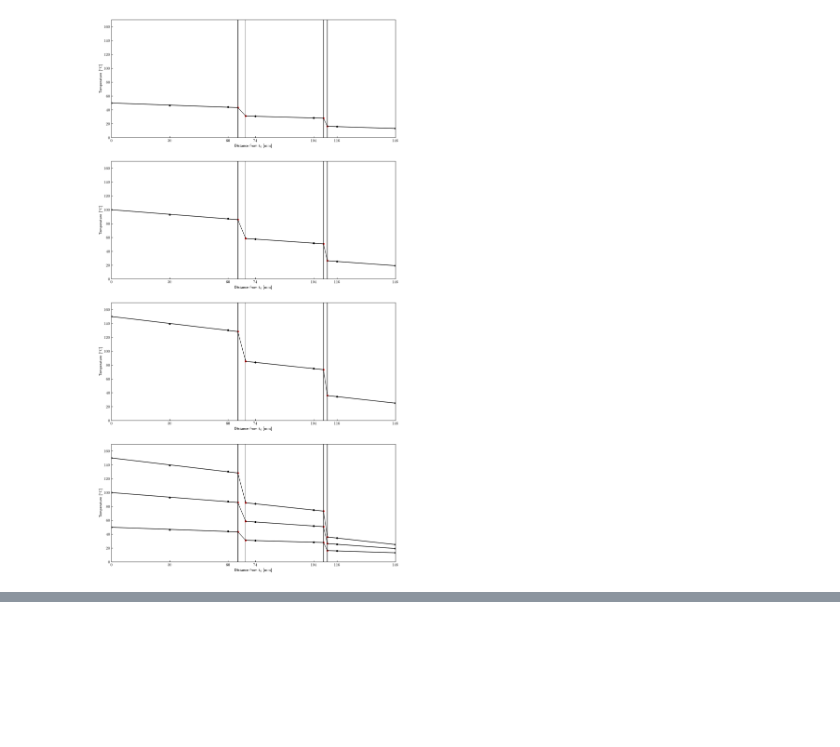
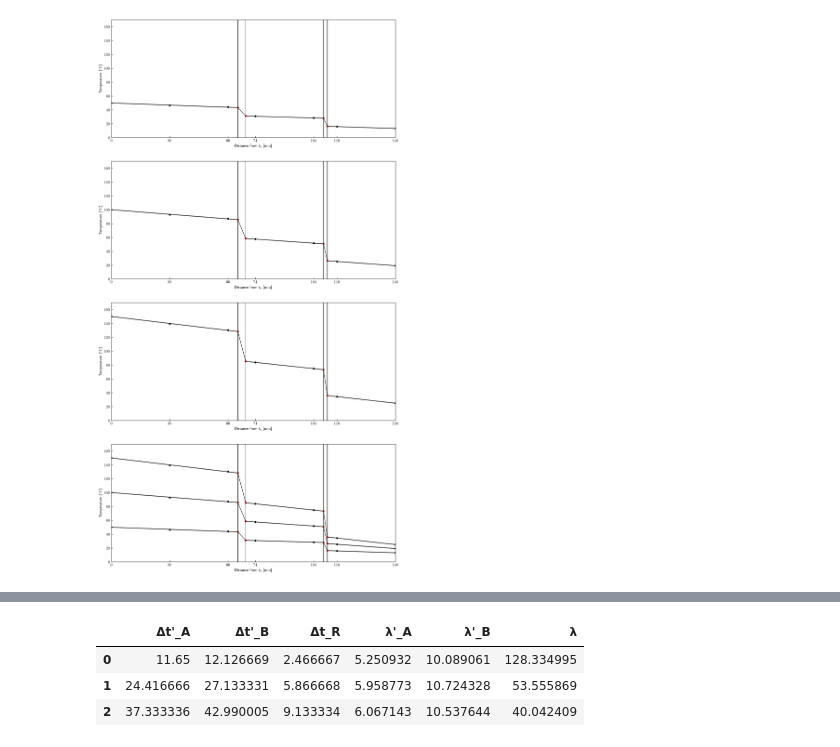
Before and after one commit to nami-minami/experimental-data, a Jupyter notebook: chemical-engineering/heat-transfer/main.ipynb, the cells around one changed output, grey strips where cells are left out. Saved outputs shown, nothing was run; the diff lists cells and outputs as text; code cells hidden in the pictures; blank space fills up the shorter version.

Commit message:
add result

```diff
--- a/chemical-engineering/heat-transfer/main.ipynb
+++ b/chemical-engineering/heat-transfer/main.ipynb
@@ -121,0 +167,34 @@ computeData(("1回目", "1回目", "1回目"))
+# %%
+def delta_tpA(df):
+    return df["temp"][7] - df["temp"][8]
+
+def delta_tpB(df):
+    return df["temp"][3] - df["temp"][4]
+
+def delta_tR(df):
+    a = (df['temp'][1]-df['temp'][2]+
+         df['temp'][5]-df['temp'][6]+
+         df['temp'][9]-df['temp'][10])/3
+    return a
+# %%
+df["result"] = pd.DataFrame(columns=["Δt'_A", "Δt'_B", "Δt_R", "λ'_A", "λ'_B", "λ"], index=[0,1,2])
+LA = 2e-3
+LB = 4e-3
+LR = 30e-3
+lambdaR = 372
+
+for i,key in enumerate(("50","100","150")):
+    df['result']["Δt'_A"][i] = delta_tpA(df[key])
+    df['result']["Δt'_B"][i] = delta_tpB(df[key])
+    df['result']["Δt_R"][i] = delta_tR(df[key])
+
+df['result']["λ'_A"] = df['result']["Δt_R"]*LA*lambdaR/(df['result']["Δt'_A"]*LR)
+df['result']["λ'_B" ]= df['result']["Δt_R"]*LB*lambdaR/(df['result']["Δt'_B"]*LR)
+df['result']['λ'] = (LB-LA)/((LB/df['result']["λ'_B"]) - (LA/df['result']["λ'_A"]))
+
+df['result']
+# %% [output]
+|  | Δt'_A | Δt'_B | Δt_R | λ'_A | λ'_B | λ |
+| 0 | 11.65 | 12.126669 | 2.466667 | 5.250932 | 10.089061 | 128.334995 |
+| 1 | 24.416666 | 27.133331 | 5.866668 | 5.958773 | 10.724328 | 53.555869 |
+| 2 | 37.333336 | 42.990005 | 9.133334 | 6.067143 | 10.537644 | 40.042409 |
```
Also changed, not shown: parts of 3 cells of this notebook, 2 other files.
